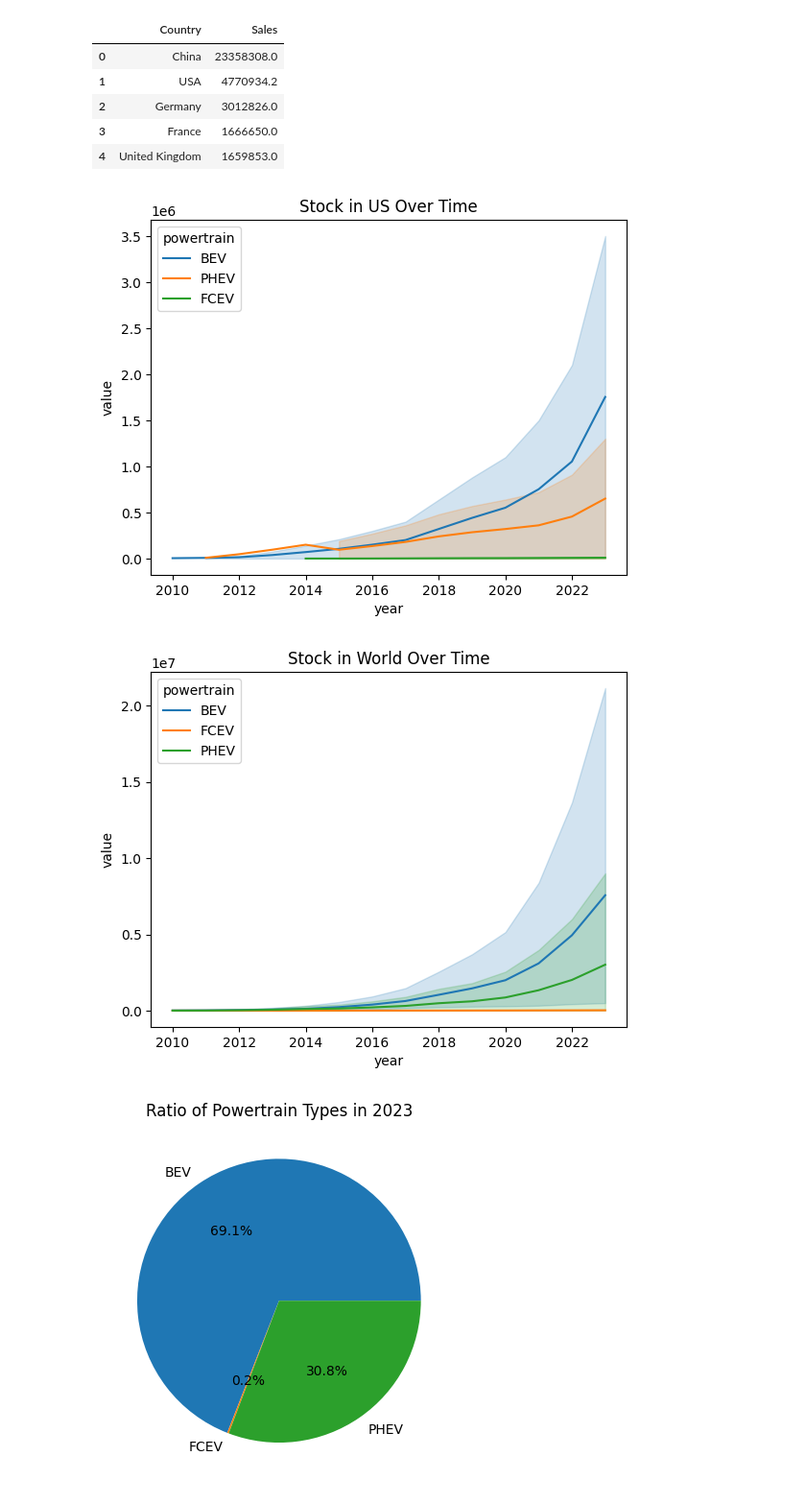
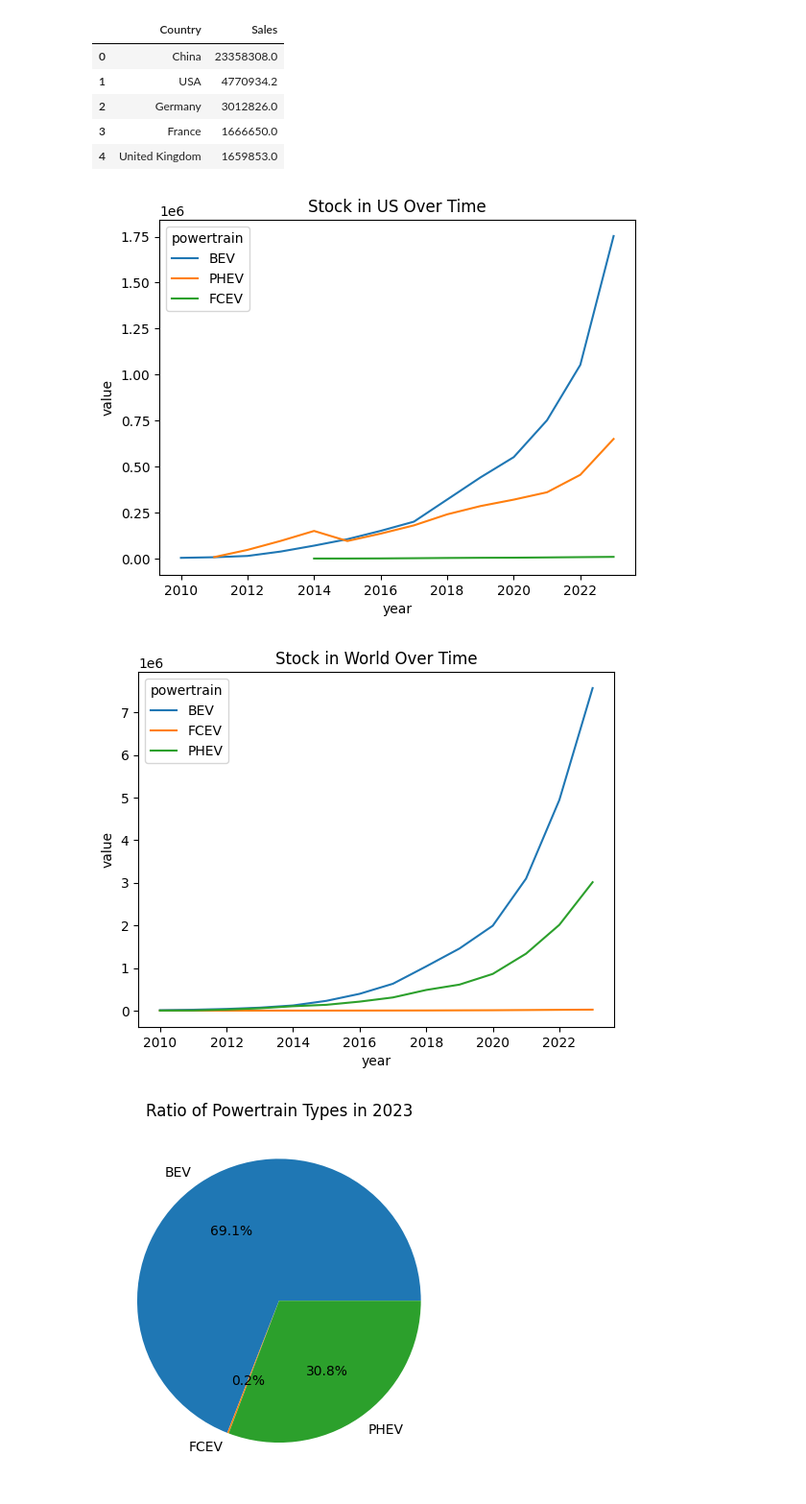
Before and after one commit to build-summer-2024/async-teal-kenny-final-project, a Jupyter notebook: final_project.ipynb, the cells around one changed output. Shown: that part at 96% size. Drawn from its saved outputs; the diff is of its cells as text; code cells hidden in the pictures.

Commit message:
removed errorbar from q5 and q6

```diff
--- a/final_project.ipynb
+++ b/final_project.ipynb
@@ -101,23 +101,25 @@ top_5_countries
 # %%
 # 5. How has the stock changed in the US over time?
 sort_by_historical_stock = df[df.category == "Historical"][df.parameter == "EV stock"]
 stock_in_US = sort_by_historical_stock[sort_by_historical_stock.region == "USA"]
-seaborn.lineplot(data=stock_in_US,x="year",y="value",hue="powertrain")
+stock_in_US = stock_in_US[["powertrain", "year","value"]].copy()
+seaborn.lineplot(data=stock_in_US,x="year",y="value",hue="powertrain",errorbar=None)
 plt.title("Stock in US Over Time")
 plt.savefig("Visualizations/Question 5 Visualization.png")
 plt.show()
 # %% [output]
-[figure, old version]
+[figure, new version]
 # %%
 # 6. How has the stock changed in the World over time?
 sort_by_historical_stock = df[df.category == "Historical"][df.parameter == "EV stock"]
 stock_in_world = sort_by_historical_stock[sort_by_historical_stock.region == "World"]
-seaborn.lineplot(data=stock_in_world,x="year",y="value",hue="powertrain")
+stock_in_world = stock_in_world[["powertrain", "year","value"]].copy()
+seaborn.lineplot(data=stock_in_world,x="year",y="value",hue="powertrain", errorbar=None)
 plt.title("Stock in World Over Time")
 plt.savefig("Visualizations/Question 6 Visualization.png")
 plt.show()
 # %% [output]
-[figure, old version]
+[figure, new version]
 # %%
 # 7. What is the ratio of types of EVs in 2023?
 sort_by_historical_stock_2023 = sort_by_historical_stock[sort_by_historical_stock.year == 2023]
```
Also changed, not shown: 2 other files.
